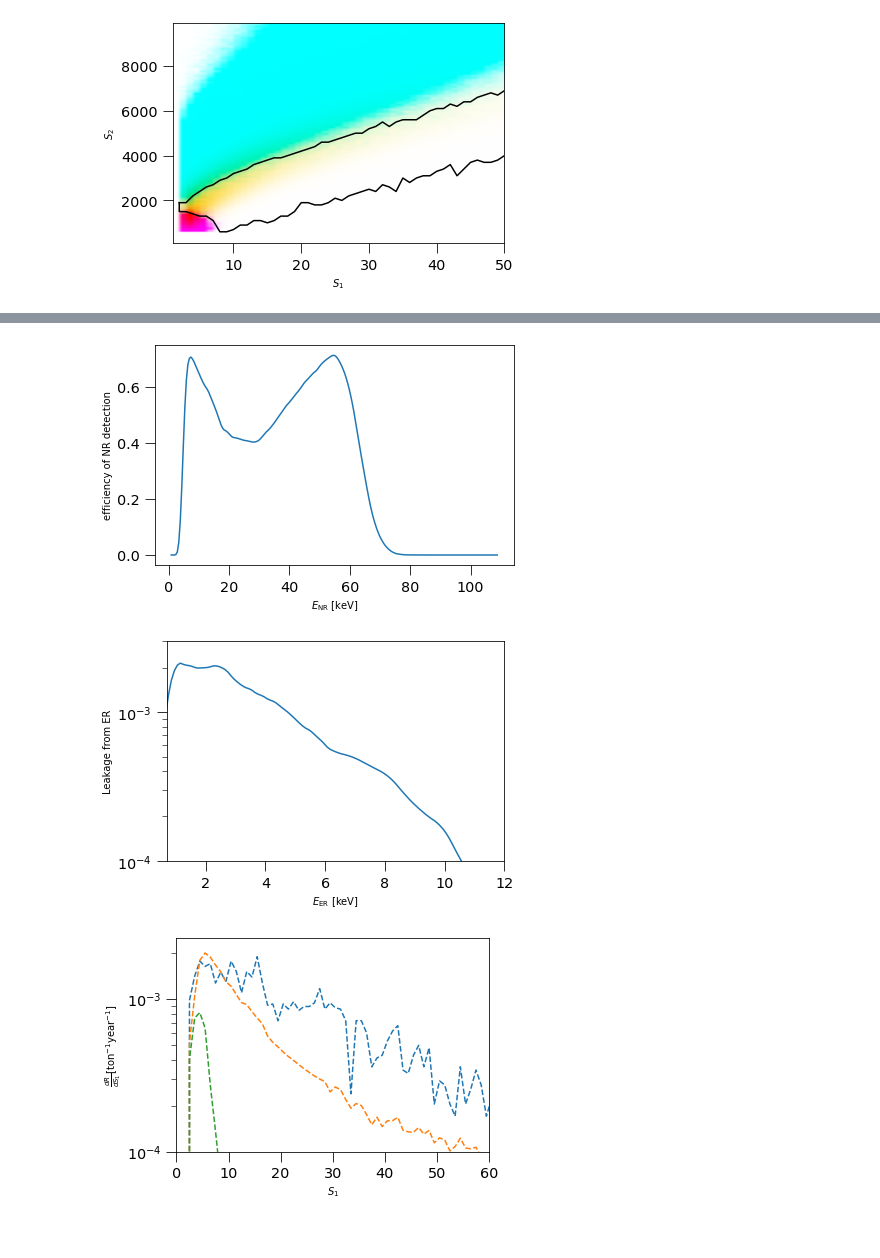
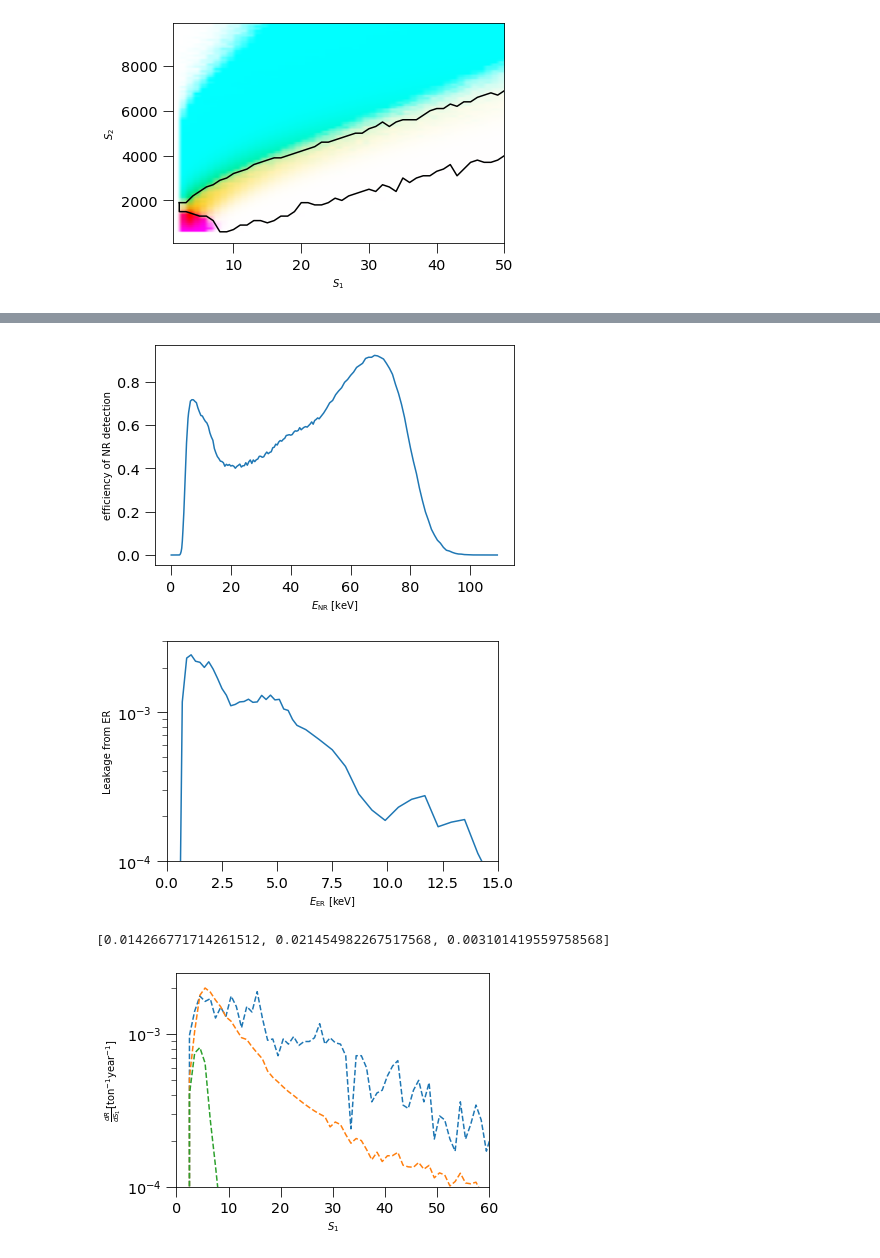
Before and after one commit to ItayBM/NeutrinoFogs, a Jupyter notebook: NeutrinoFogElectroWIMPs.ipynb, the cells around one changed output, grey strips where cells are left out. Cells and saved outputs as stored; diff of their text form; code cells hidden in the pictures.

```diff
--- a/NeutrinoFogElectroWIMPs.ipynb
+++ b/NeutrinoFogElectroWIMPs.ipynb
@@ -757,13 +772,3 @@ def cutandcountanalysis(signalrate,backgroundrate,signalnormalizationvec,Zdiscov
         yexcguess=y_solution_Exc[0]
         ydiscguess=y_solution_Disc[0]
     return signalnormalizationvec*fulldict['ratetots'][fulldict['whichissig']],yexc,ydisc
-
-
-
-#even though I let the mask include any number between 0 and 1, the final answer is 0s and 1s.
-#note that technically the mask is different for the discovery and the exclusion, and even for different
-#signal strengths and exposures. However, by using the discovery testimate, we ignore the exposure dependence but not the signal!.
-newmask=findmask(signalrate,bkgs)
-fulldict['mask']=deepcopy(newmask)
-maskmed=findmedianmask(signalrate)
-fulldict['maskmed']=deepcopy(maskmed)
@@ -857,18 +909,15 @@ for anenernum in range(len(enervecforeffsNR)):
 # %%
+#Find leakage
 enervecforeffsER=np.concatenate([np.arange(0.1,6,0.2),np.arange(6.3,17,0.6)])
 EReff=[]
 t0now=tic()
-tnow=deepcopy(t0now)
 nsimsnow=(4*10**5)
-print(len(enervecforeffsER))
-for anenernum,anener in enumerate(enervecforeffsER):
-    if(toc(tnow)>25):
+for anener in enervecforeffsER:
+    if(toc(t0now)>25):
         nsimsnow=int(nsimsnow/1.5)
-        print('faster')
-    tnow=tic()
-    s1temp,s2temp=GetS1_S2(interaction=nestpy.beta,energykeV=np.arange(nsimsnow)*0+anener,detector=currentdetector)
-    histtemp,_,_=np.histogram2d(s1temp, s2temp, bins=(fulldict['S1bins'], fulldict['S2bins']))
-    EReff.append(np.sum(histtemp*newmask)/nsimsnow)
-    if(np.mod(anenernum,10)==0):
-        print(anener,toc(t0now))
+    t0now=tic()
+    bobas1,bobas2=GetS1_S2(interaction=nestpy.beta,energykeV=np.arange(nsimsnow)*0+anener,detector=currentdetector)
+    moka,_,_=np.histogram2d(bobas1, bobas2, bins=(fulldict['S1bins'], fulldict['S2bins']))
+    EReff.append(np.sum(moka*newmask)/nsimsnow)
+    print(anener,toc(t0now))
 # %% [output]
@@ -881,26 +941,29 @@ for anenernum,anener in enumerate(enervecforeffsER):
 # %%
-#efficiency curves (slightly smoothed to look nicer)
-interpNREff=interpolate.interp1d(enervecforeffsNR, NReff,
-                                      kind='linear', fill_value=0, bounds_error=False)#linear interp of the efficiency
-plt.plot(running_mean(np.arange(0.1,110,0.5),4),running_mean(interpNREff(np.arange(0.1,110,0.5)),4))
+#efficiency curves
+plt.plot(enervecforeffsNR,NReff)
 plt.xlabel(r'$E_{\rm NR}~[{\rm keV}]$')
 plt.ylabel('efficiency of NR detection')
 plt.tight_layout()
 plt.savefig('NREffV0.pdf')
 plt.show()
 # plt.plot(enervecforeffsER,EReff)
-interpEREff=interpolate.interp1d(enervecforeffsER, EReff,
-                                      kind='linear', fill_value=0, bounds_error=False)#linear interp of the efficiency
-plt.plot(running_mean(np.arange(0.1,17,0.1),6),running_mean(interpEREff(np.arange(0.1,17,0.1)),6))
-# plt.plot(enervecforeffsER,EReff)
+plt.plot(enervecforeffsER,EReff)
 plt.ylim(10**(-4),3*10**(-3))
-plt.xlim(0.7,12)
+plt.xlim(0,15)
 plt.yscale('log')
 plt.xlabel(r'$E_{\rm ER}~[{\rm keV}]$')
 plt.ylabel('Leakage from ER')
 plt.tight_layout()
 plt.savefig('EREffV0.pdf')
 # %% [output]
-[figure, old version]
+[figure, new version]
-[figure, old version]
+[figure, new version]
+# %%
+ERsolar=np.trapz(x=(fulldict['S1bins'][:25]+fulldict['S1bins'][1:26])/2,y=np.sum(fulldict['BinnedSpect']['Bkg_ER_solarnu']*newmask,axis=1)[:25])
+NRnu=np.trapz(x=(fulldict['S1bins'][:25]+fulldict['S1bins'][1:26])/2,y=np.sum(fulldict['BinnedSpect']['Bkg_NR_othernu']*newmask,axis=1)[:25])
+NRSolar=np.trapz(x=(fulldict['S1bins'][:25]+fulldict['S1bins'][1:26])/2,y=np.sum(fulldict['BinnedSpect']['Bkg_NR_solarnu']*newmask,axis=1)[:25])
+
+[ERsolar,NRnu,NRSolar]
+# %% [output]
+[0.014266771714261512, 0.021454982267517568, 0.003101419559758568]
 # %%
```
Also changed, not shown: parts of 29 cells of this notebook, 19 other files.
